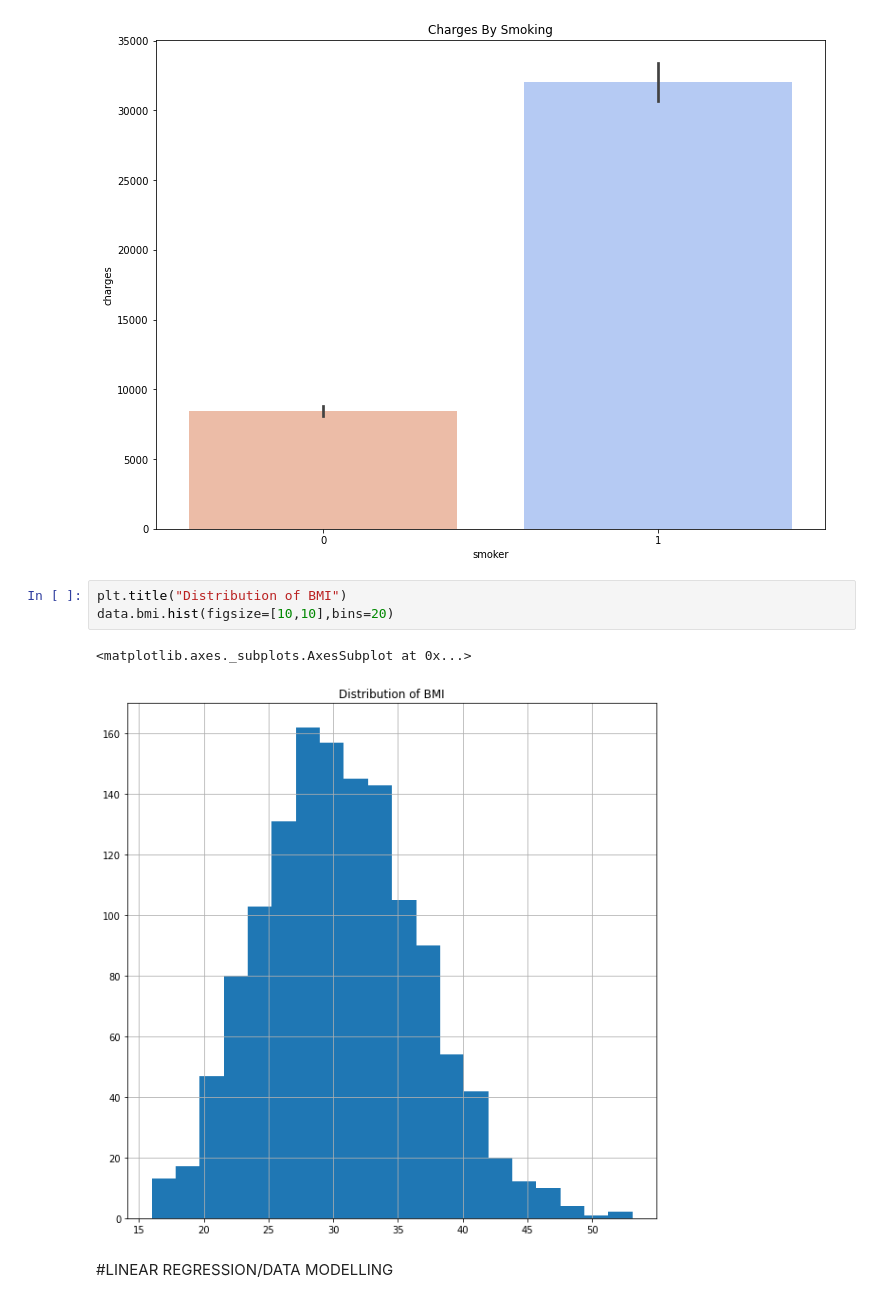
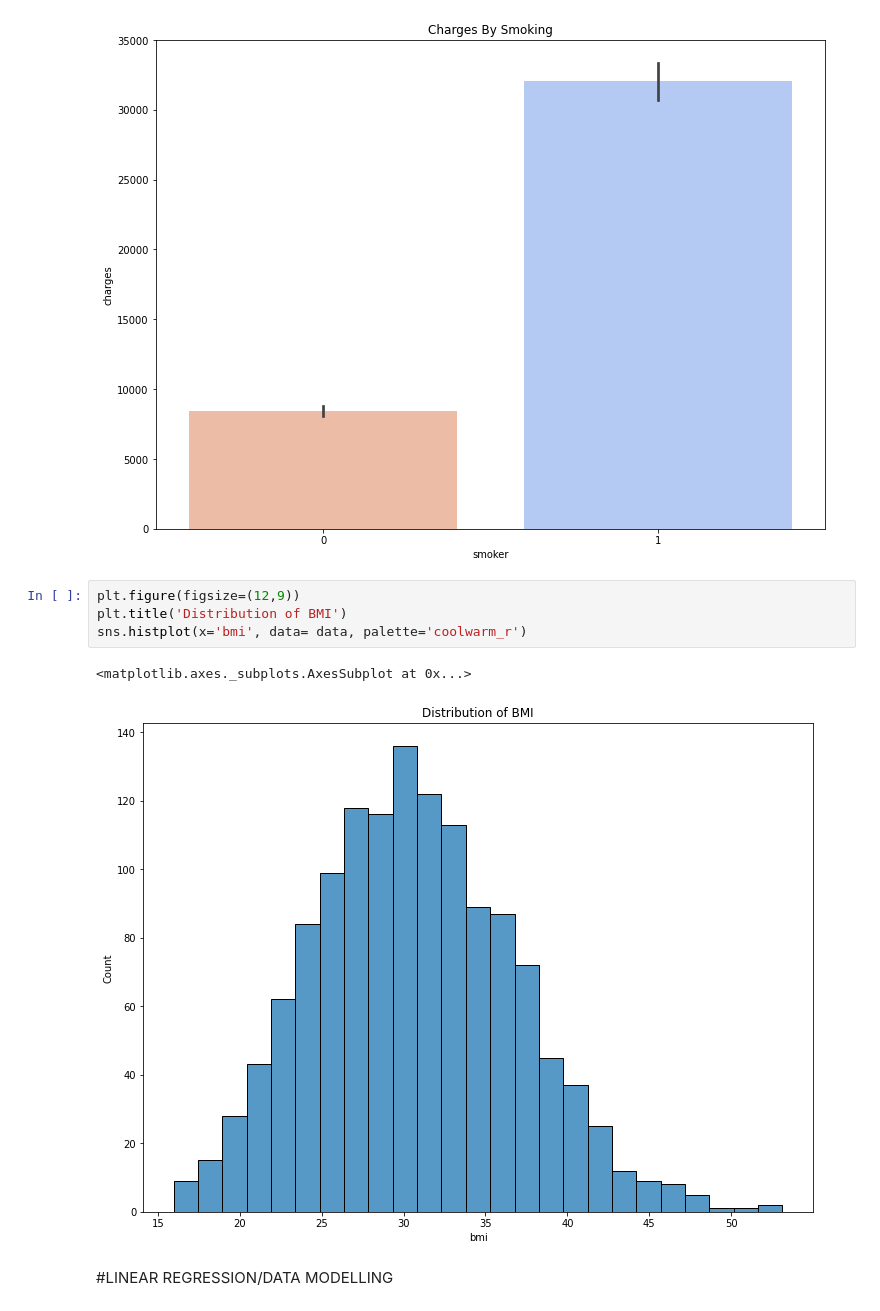
Before and after one commit to Malakh101/Health-Insurance-Data-Science-Project, a Jupyter notebook: Health_insurance_EDA.ipynb, the cells around one changed output. Saved outputs shown, nothing was run; the diff lists cells and outputs as text.

```diff
--- a/Health_insurance_EDA.ipynb
+++ b/Health_insurance_EDA.ipynb
@@ -174,12 +180,13 @@ sns.barplot(y=data.charges, x=data.smoker,palette="coolwarm_r")
 # %% [output]
 <matplotlib.axes._subplots.AxesSubplot at 0x...>
 [figure]
-# %%
-plt.title("Distribution of BMI")
-data.bmi.hist(figsize=[10,10],bins=20)
-# %% [output]
-<matplotlib.axes._subplots.AxesSubplot at 0x...>
-[figure, removed]
+# %%
+plt.figure(figsize=(12,9))
+plt.title('Distribution of BMI')
+sns.histplot(x='bmi', data= data, palette='coolwarm_r')
+# %% [output]
+<matplotlib.axes._subplots.AxesSubplot at 0x...>
+[figure, added]
 # %% [markdown]
 #LINEAR REGRESSION/DATA MODELLING
 # %%
```
Also changed, not shown: parts of 13 cells of this notebook.
